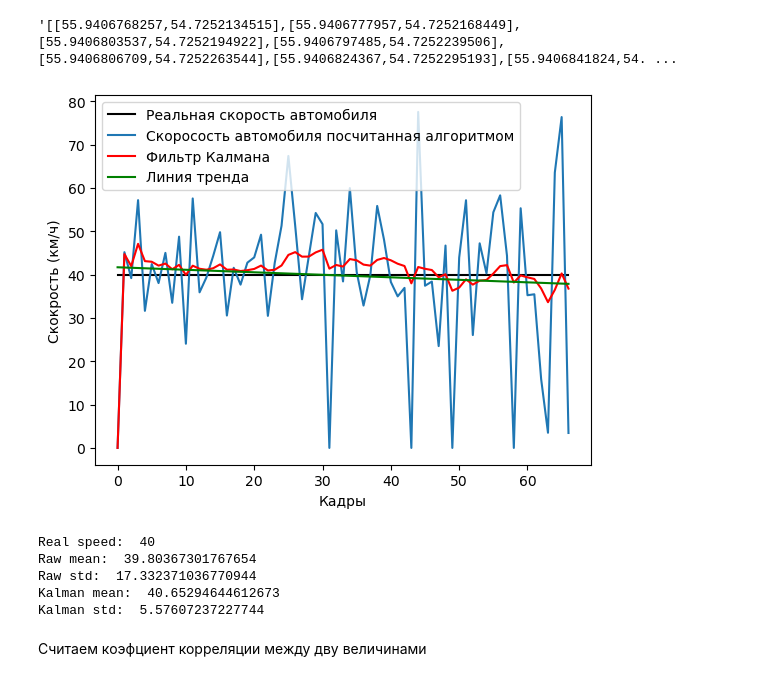
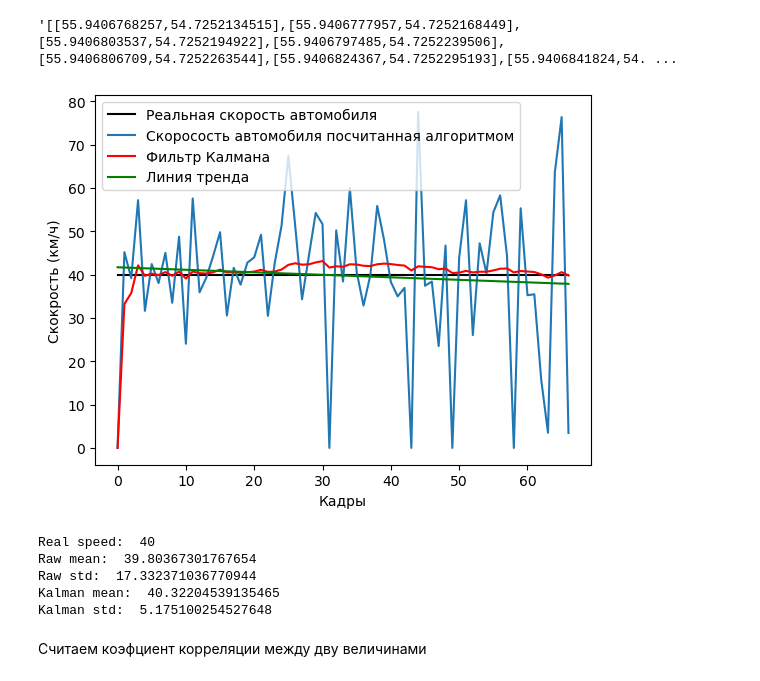
Before and after one commit to NoPainNoGane/yolov5_deepsort, a Jupyter notebook: statistics.ipynb, the cells around one changed output. Cells and saved outputs as stored; diff of their text form; code cells hidden in the pictures.

```diff
--- a/statistics.ipynb
+++ b/statistics.ipynb
@@ -23,42 +23,42 @@ P = np.zeros(sz)         # a posteri error estimate
 xhatminus = np.zeros(sz) # a priori estimate of x
 Pminus = np.zeros(sz)    # a priori error estimate
 K = np.zeros(sz)         # Kalman gain
-R = 0.1**2 # estimate of measurement variance
+R = 0.4**2 # estimate of measurement variance
 xhat[0] = 0.0
 P[0] = 1.0
 
 for i in range(1, n):
 
     xhatminus[i] = xhat[i-1]
     Pminus[i] = P[i-1] + Q
 
     K[i] = Pminus[i] / ( Pminus[i] + R )
     xhat[i] = xhatminus[i] + K[i] * (speed[i] - xhatminus[i])
     P[i] = (1 - K[i]) * Pminus[i]
 #-------------------------------
 
 plt.plot(x, np.linspace(40, 40, len(x)), 'black')
 plt.plot(x, speed)
 plt.plot(x, xhat, color='red')
 plt.plot(x, trend(x), color='green')
 
 plt.xlabel("Кадры")
 plt.ylabel("Скокрость (км/ч)")
 plt.legend(["Реальная скорость автомобиля", "Скоросость автомобиля посчитанная алгоритмом", "Фильтр Калмана","Линия тренда"])
 plt.show()
 
 print("Real speed: ", 40)
 print("Raw mean: ", np.mean(speed))
 print("Raw std: ", np.std(speed))
 print("Kalman mean: ", np.mean(xhat))
 print("Kalman std: ", np.std(xhat))
 # %% [output]
-[figure, old version]
+[figure, new version]
 Real speed:  40
 Raw mean:  39.80367301767654
 Raw std:  17.332371036770944
-Kalman mean:  40.65294644612673
-Kalman std:  5.57607237227744
+Kalman mean:  40.32204539135465
+Kalman std:  5.175100254527648
 # %% [markdown]
 Считаем коэфциент корреляции между дву величинами
 # %%
```
Also changed, not shown: parts of 1 cell of this notebook, 3 other files.
